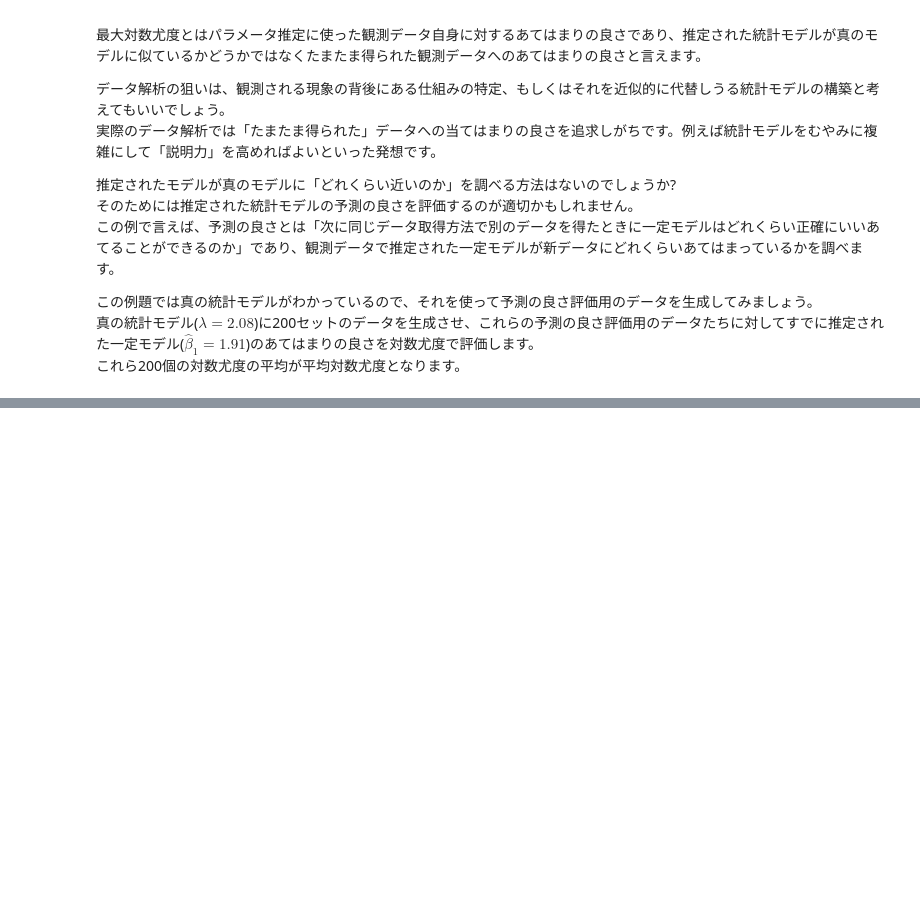
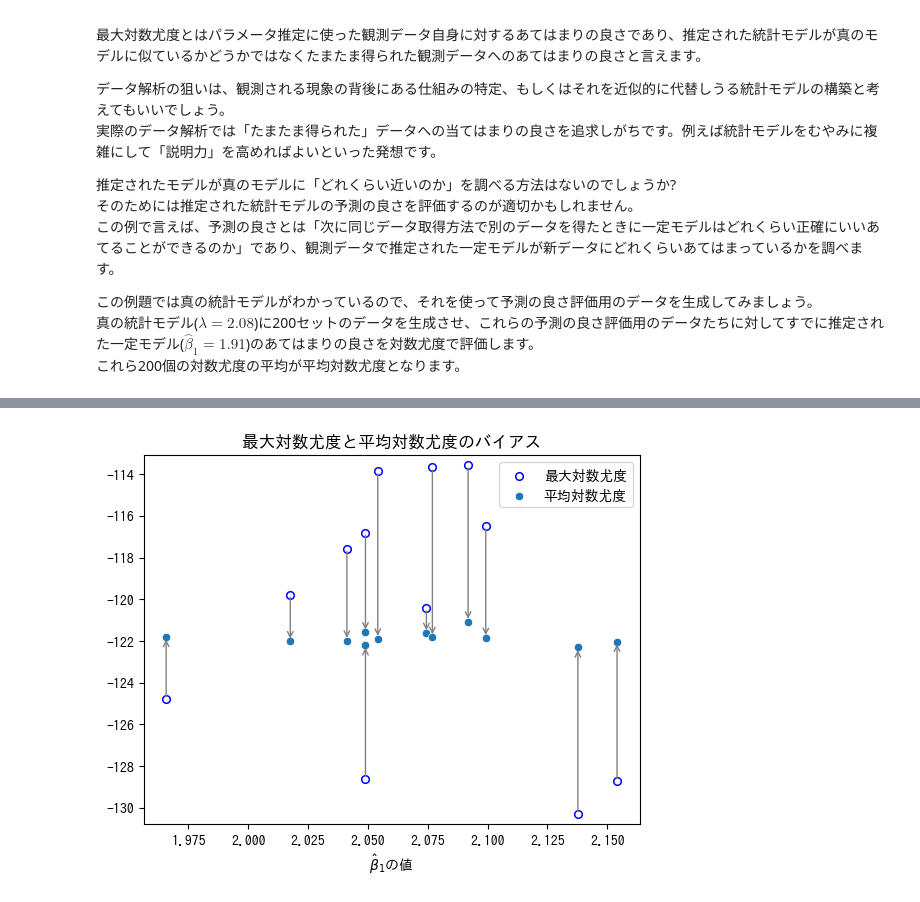
Before and after one commit to ynaoy/kubo-book, a Jupyter notebook: src/chapter4/chapter4.ipynb, the cells around one changed output, grey strips where cells are left out. Cells and saved outputs as stored; diff of their text form; code cells hidden in the pictures; blank space fills up the shorter version.

```diff
--- a/src/chapter4/chapter4.ipynb
+++ b/src/chapter4/chapter4.ipynb
@@ -197,0 +248,60 @@ plt.show()
+# %%
+def experiment():
+  """
+  実験一回分の実行関数
+  """
+  # λ=8=np.exp(2.08)のポアソン分布に従うデータを201個生成
+  d = {}
+  for i in range(201):
+    y = np.random.poisson(lam=8, size=50)
+    d[i] = y
+  d = pd.DataFrame(d)
+
+  # 1つ目のデータを使ってパラメータを推定
+  X = sm.add_constant(d)
+  model = sm.GLM(d[0], X["const"], family=sm.families.Poisson()).fit()
+  llf = model.llf
+  b1 = model.params["const"]
+
+  # 2から201つ目のデータを使って平均対数尤度を計算
+  llfs = []
+  for i in range(1,201):
+    model = sm.GLM(d[i], X["const"], family=sm.families.Poisson()).fit()
+    llfs.append(model.llf)
+  mean_llf = np.mean(llfs)
+  # 最大対数尤度、平均対数尤度、推定値βを返す
+  return llf, mean_llf, b1
+
+llf_list = []
+mean_llf_list = []
+b1_list = []
+# 12回実験をして、12回分の最大対数尤度、平均対数尤度、推定値βを返すを得る
+for i in range(12):
+  llf, mean_llf, b1 = experiment()
+  llf_list.append(llf)
+  mean_llf_list.append(mean_llf)
+  b1_list.append(b1)
+
+d = pd.DataFrame({"llf":llf_list, "mean_llf":mean_llf_list, "b1":b1_list})
+
+# グラフを描写
+sns.scatterplot(d, x="b1", y="llf", s=30, label="最大対数尤度",
+                facecolors="white", edgecolors="blue", linewidths=1.1)
+sns.scatterplot(d, x="b1", y="mean_llf", label="平均対数尤度")
+# 対応する点に矢印を引く
+for b, y1, y2 in zip(d["b1"], d["llf"], d["mean_llf"]):
+    plt.annotate(
+        "",                    # テキストなし
+        xy=(b, y2),            # 矢印の先
+        xytext=(b, y1),        # 矢印の元
+        arrowprops=dict(arrowstyle="->", color="gray", lw=1)
+    )
+minmax =  pd.concat([d["llf"], d["mean_llf"]])
+plt.ylim(minmax.min()-0.5, minmax.max()+0.5)
+plt.xlabel(r"$\hat\beta_1$の値")
+plt.ylabel("")
+plt.title("最大対数尤度と平均対数尤度のバイアス")
+plt.legend(loc="upper right")
+plt.show()
+# %% [output]
+[figure, added]
```
Also changed, not shown: parts of 12 cells of this notebook.
